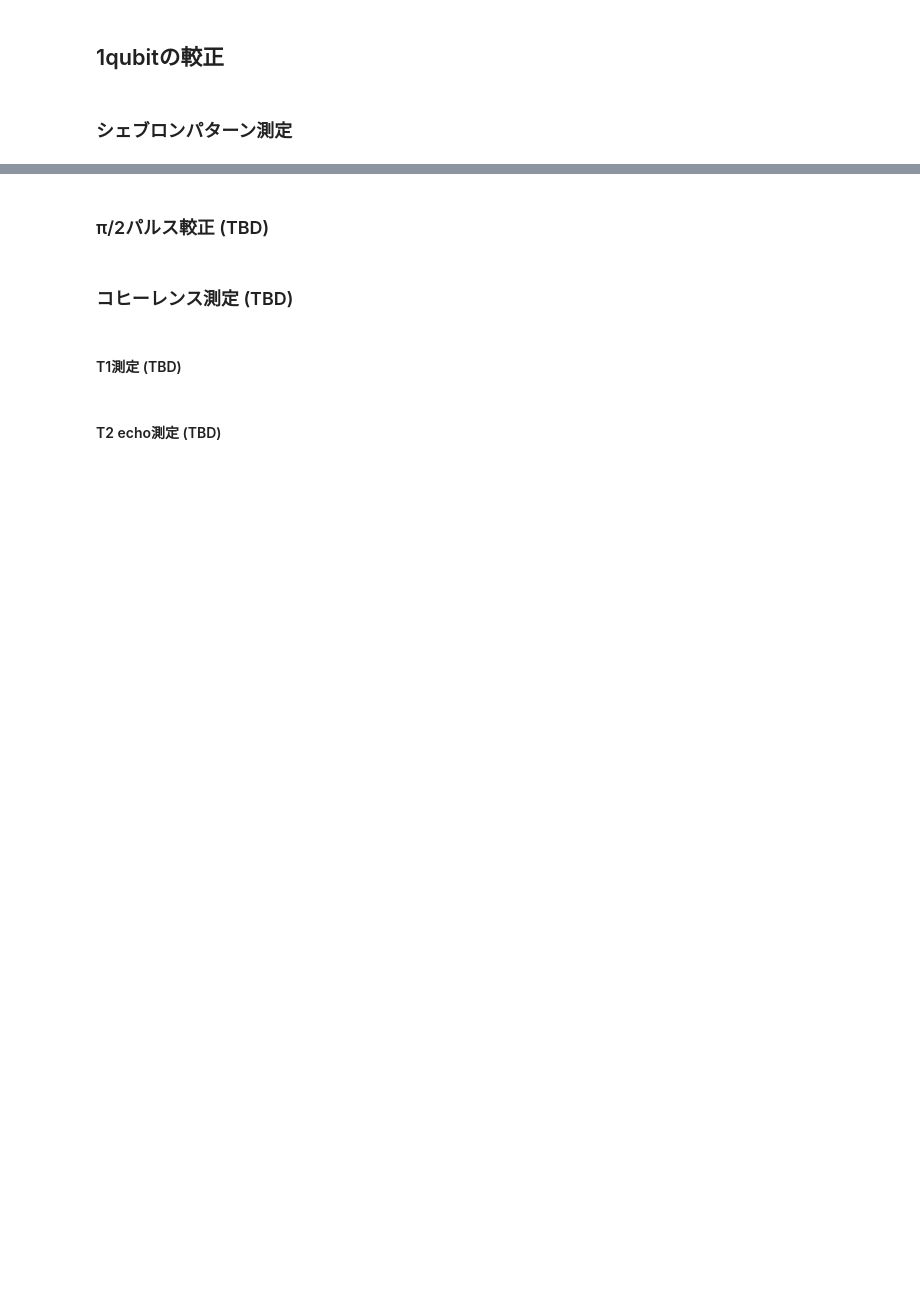
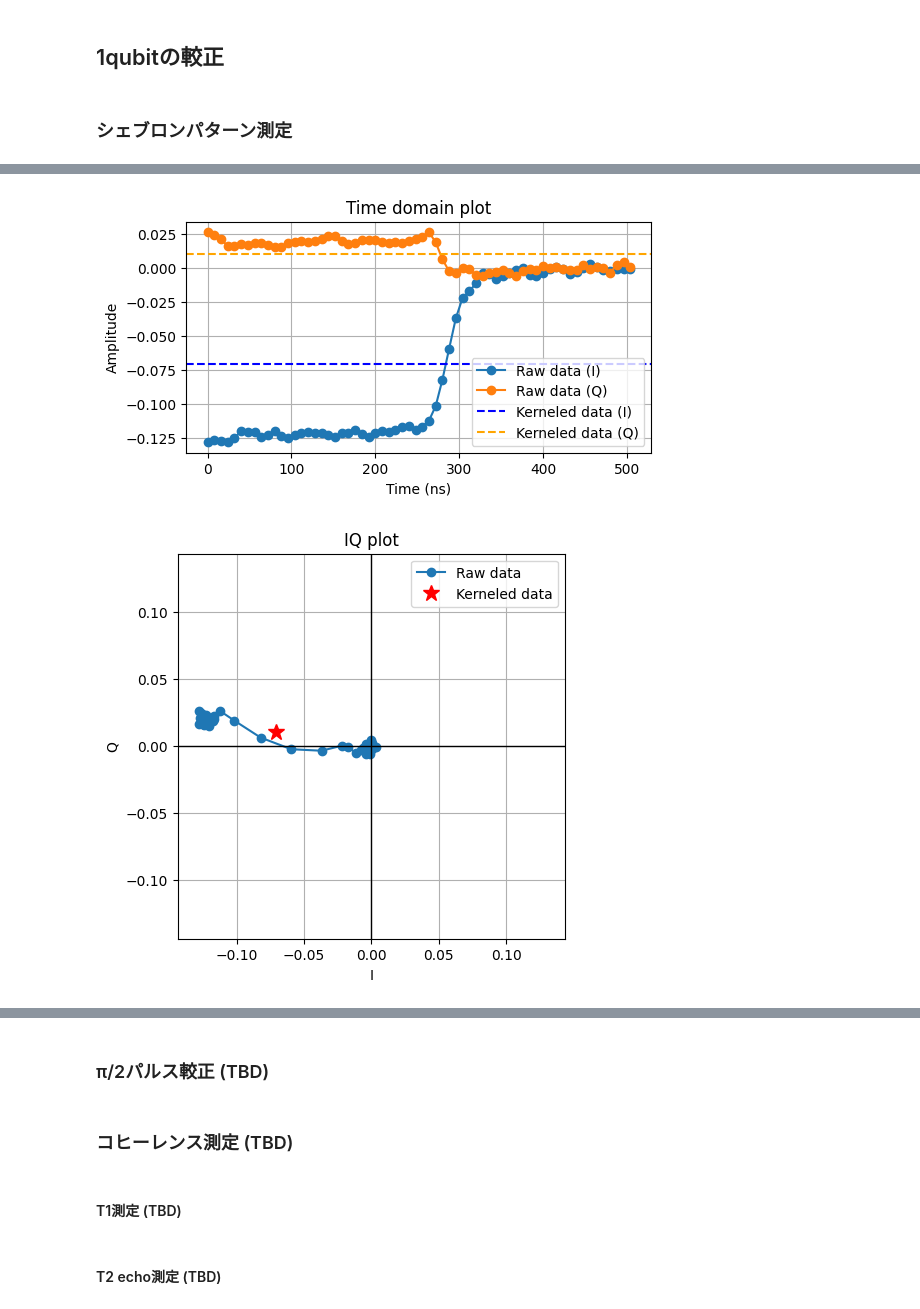
Before and after one commit to orangekame3/oqtopus-sse-pulse, a Jupyter notebook: examples/1Q-calibration/1Q-calib.ipynb, the cells around one changed output, grey strips where cells are left out. Drawn from its saved outputs; the diff is of its cells as text; code cells hidden in the pictures; blank space fills up the shorter version.

```diff
--- a/examples/1Q-calibration/1Q-calib.ipynb
+++ b/examples/1Q-calibration/1Q-calib.ipynb
@@ -76,0 +97,2 @@ $$ f_{\rm rabi} = \sqrt{(f_{\rm q} - f_{\rm d})^2 + f_{\rm rabi,min}^2} $$
+# %%
+payloads = experiment("1Q-calib-2_measure")
@@ -76,0 +107,40 @@ $$ f_{\rm rabi} = \sqrt{(f_{\rm q} - f_{\rm d})^2 + f_{\rm rabi,min}^2} $$
+# %%
+# 測定で得られた全データ
+raw_data_real = payloads[0]["raw_data_real"]
+raw_data_imag = payloads[0]["raw_data_imag"]
+kerneled_data_real = payloads[0]["kerneled_data_real"]
+kerneled_data_imag = payloads[0]["kerneled_data_imag"]
+t_list = payloads[0]["time_range"]
+
+# 時間プロットを表示
+plt.figure(figsize=(6, 3))
+plt.plot(t_list, raw_data_real, 'o-', label='Raw data (I)')
+plt.plot(t_list, raw_data_imag, 'o-', label='Raw data (Q)')
+# kerneled_dataの横線を引く
+plt.axhline(kerneled_data_real, linestyle='--', color='b', label='Kerneled data (I)')
+plt.axhline(kerneled_data_imag, linestyle='--', color='orange', label='Kerneled data (Q)')
+plt.xlabel('Time (ns)')
+plt.ylabel('Amplitude')
+plt.title('Time domain plot')
+plt.legend()
+plt.grid(True)
+plt.show()
+
+# IQプロットを表示
+plt.figure(figsize=(5,5))
+plt.plot(raw_data_real, raw_data_imag, 'o-', label='Raw data')
+plt.plot(kerneled_data_real, kerneled_data_imag, '*', label='Kerneled data', markersize=12, color='red')
+plt.axhline(0, linewidth=1, color='k') # x, y軸に直線を引く
+plt.axvline(0, linewidth=1, color='k')
+max = np.max(np.sqrt(np.array(raw_data_real)**2 + np.array(raw_data_imag)**2)) * 1.1 # 原点を中心にする
+plt.xlim(-max, max)
+plt.ylim(-max, max)
+plt.xlabel('I')
+plt.ylabel('Q')
+plt.title('IQ plot')
+plt.legend()
+plt.grid(True)
+plt.show()
+# %% [output]
+[figure, added]
+[figure, added]
```
Also changed, not shown: parts of 20 cells of this notebook, 2 other files.
